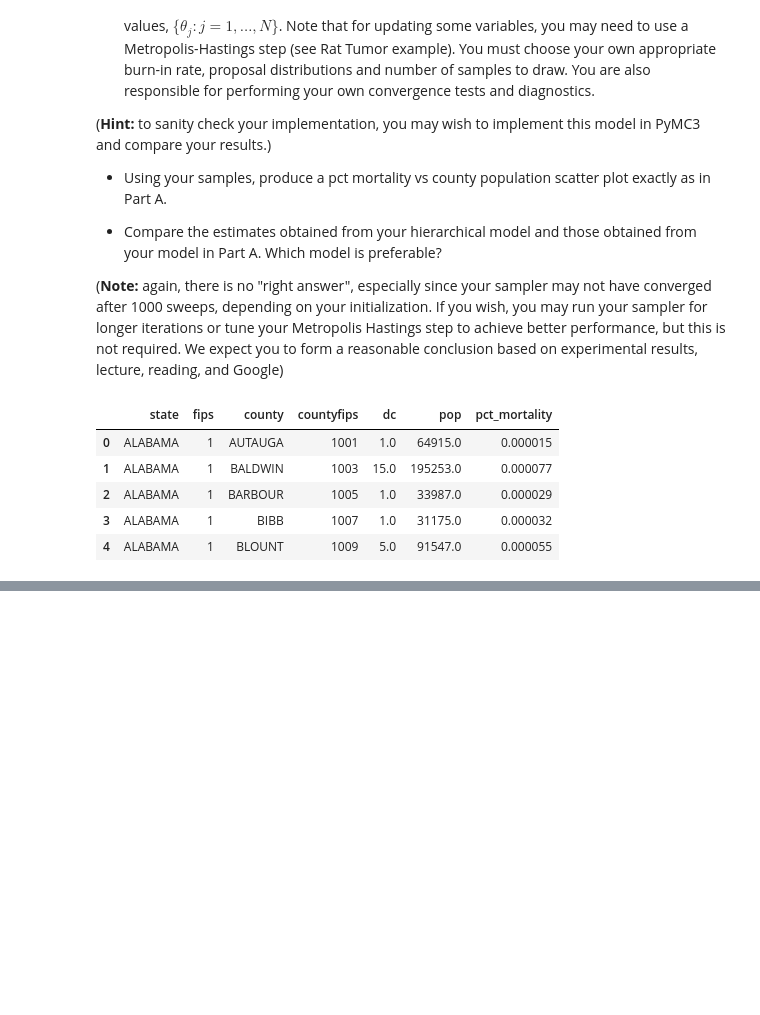
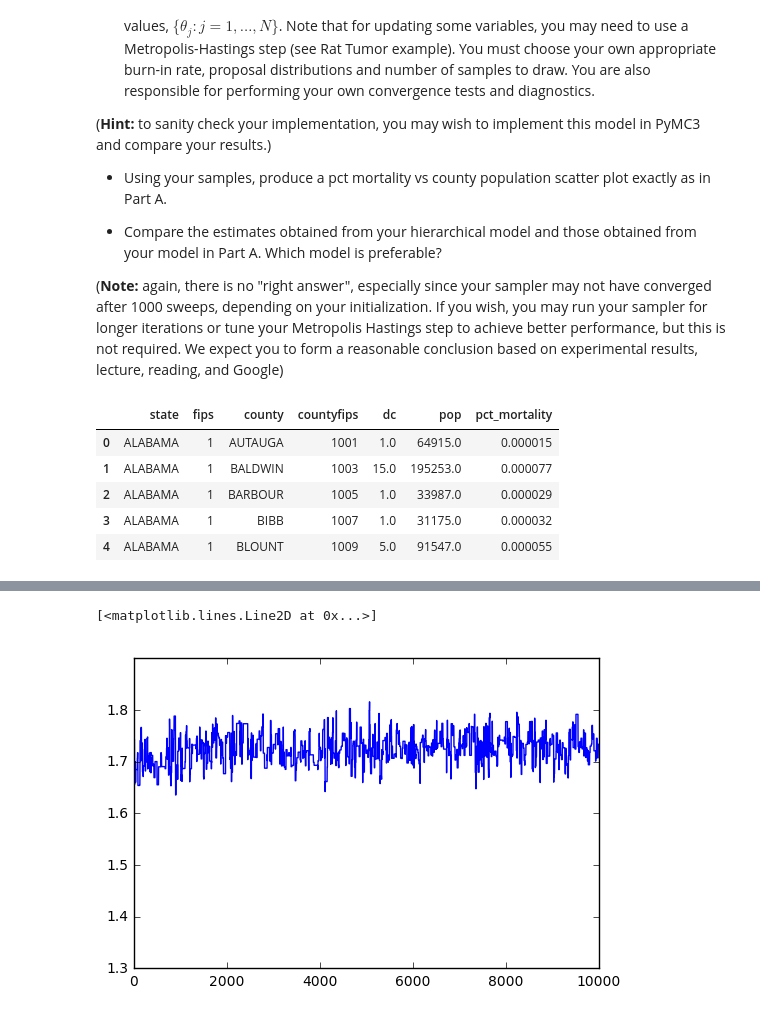
Before and after one commit to chengyeliu/2017HWs, a Jupyter notebook: HW7/AM207_HW7_Solutions.ipynb, the cells around one changed output, grey strips where cells are left out. Saved outputs shown, nothing was run; the diff lists cells and outputs as text; code cells hidden in the pictures; blank space fills up the shorter version.

```diff
--- a/HW7/AM207_HW7_Solutions.ipynb
+++ b/HW7/AM207_HW7_Solutions.ipynb
@@ -118,9 +119,3 @@ dfk.head()
 | 2 | ALABAMA | 1 | BARBOUR | 1005 | 1.0 | 33987.0 | 0.000029 |
 | 3 | ALABAMA | 1 | BIBB | 1007 | 1.0 | 31175.0 | 0.000032 |
 | 4 | ALABAMA | 1 | BLOUNT | 1009 | 5.0 | 91547.0 | 0.000055 |
-# %%
-alpha = 9
-beta = 6
-x = np.linspace(0, 10, 200)
-y = sp.stats.gamma(alpha, scale=1./beta).pdf(x)
-plt.plot(x, y)
@@ -263,0 +223,5 @@ plt.plot(range(len(theta_0)), theta_0)
+# %%
+plt.plot(range(len(alpha)), alpha)
+# %% [output]
+[<matplotlib.lines.Line2D at 0x...>]
+[figure, added]
```
Also changed, not shown: parts of 14 cells of this notebook.
